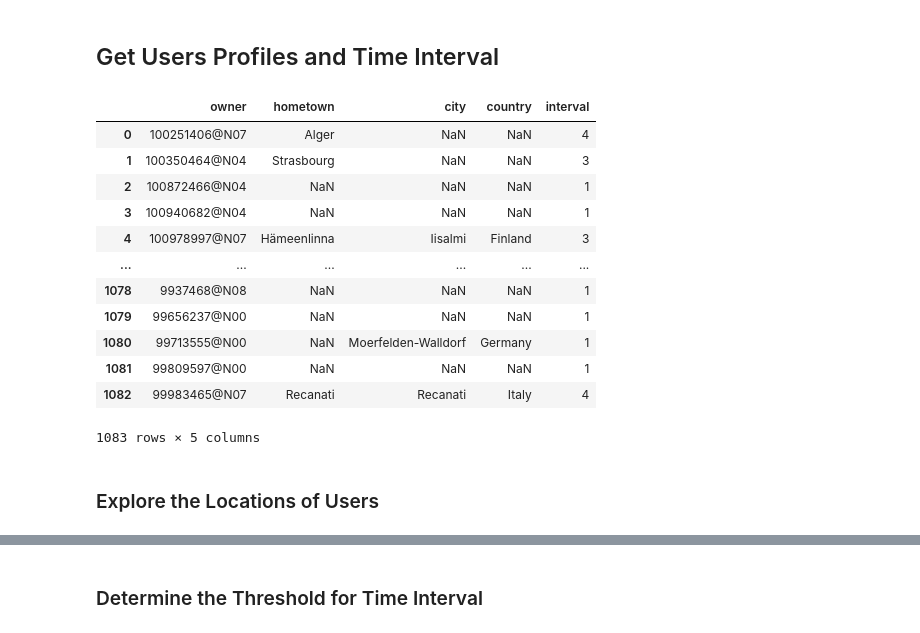
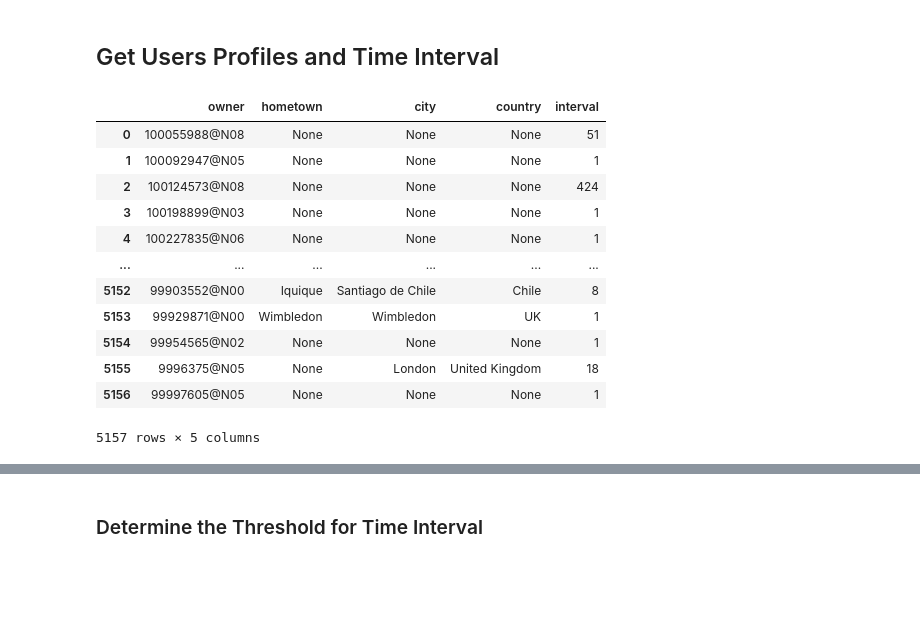
Before and after one commit to leyixu21/Semantic-Trajectory, a Jupyter notebook: clean_flickr_data.ipynb, the cells around one changed output, grey strips where cells are left out. Saved outputs shown, nothing was run; the diff lists cells and outputs as text; code cells hidden in the pictures; blank space fills up the shorter version.

Commit message:
Finish data cleaning, user profiles collection, and locals/tourists identification

```diff
--- a/clean_flickr_data.ipynb
+++ b/clean_flickr_data.ipynb
@@ -482,19 +541,17 @@ users_info.to_pickle(path+'users_info_'+str(y)+'.pkl')
 # %%
-users_info = pd.read_pickle(path+'users_info_'+str(y)+'.pkl')
+users_info = pd.read_pickle(path+'flickr_users_info.pkl')
 users_info
 # %% [output]
 |  | owner | hometown | city | country | interval |
-| 0 | 100251406@N07 | Alger | NaN | NaN | 4 |
-| 1 | 100350464@N04 | Strasbourg | NaN | NaN | 3 |
-| 2 | 100872466@N04 | NaN | NaN | NaN | 1 |
-| 3 | 100940682@N04 | NaN | NaN | NaN | 1 |
-| 4 | 100978997@N07 | Hämeenlinna | Iisalmi | Finland | 3 |
+| 0 | 100055988@N08 | None | None | None | 51 |
+| 1 | 100092947@N05 | None | None | None | 1 |
+| 2 | 100124573@N08 | None | None | None | 424 |
+| 3 | 100198899@N03 | None | None | None | 1 |
+| 4 | 100227835@N06 | None | None | None | 1 |
 | ... | ... | ... | ... | ... | ... |
-| 1078 | 9937468@N08 | NaN | NaN | NaN | 1 |
-| 1079 | 99656237@N00 | NaN | NaN | NaN | 1 |
-| 1080 | 99713555@N00 | NaN | Moerfelden-Walldorf | Germany | 1 |
-| 1081 | 99809597@N00 | NaN | NaN | NaN | 1 |
-| 1082 | 99983465@N07 | Recanati | Recanati | Italy | 4 |
+| 5152 | 99903552@N00 | Iquique | Santiago de Chile | Chile | 8 |
+| 5153 | 99929871@N00 | Wimbledon | Wimbledon | UK | 1 |
+| 5154 | 99954565@N02 | None | None | None | 1 |
+| 5155 | 9996375@N05 | None | London | United Kingdom | 18 |
+| 5156 | 99997605@N05 | None | None | None | 1 |
-1083 rows × 5 columns
+5157 rows × 5 columns
-# %% [markdown]
-### Explore the Locations of Users
```
Also changed, not shown: parts of 89 cells of this notebook.
